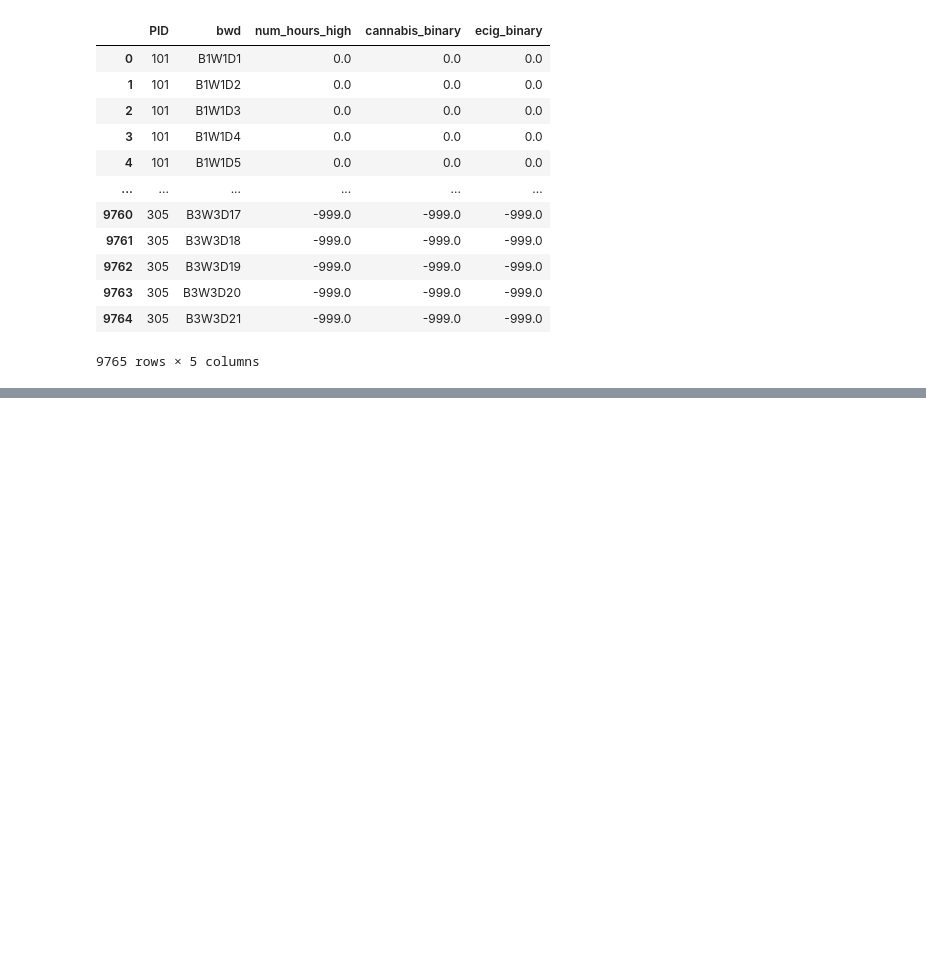
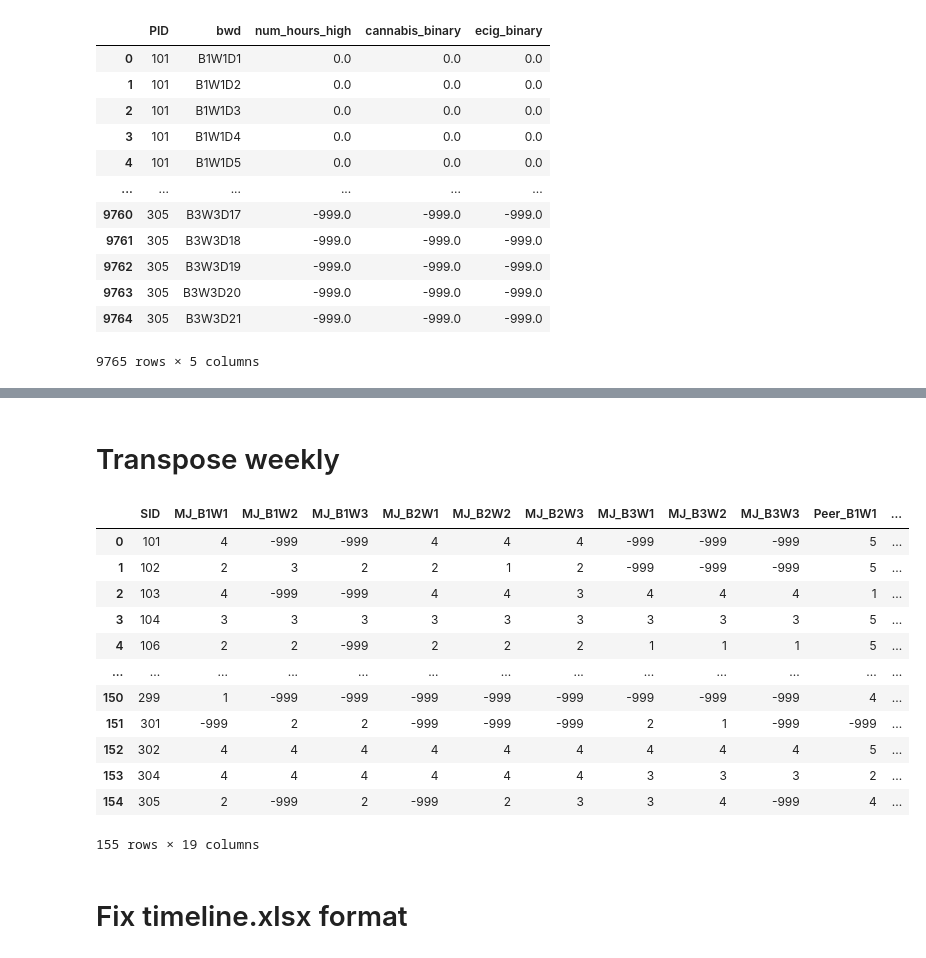
Before and after one commit to athith-g/lab_notebooks, a Jupyter notebook: Data_Restructure.ipynb, the cells around one changed output, grey strips where cells are left out. Drawn from its saved outputs; the diff is of its cells as text; code cells hidden in the pictures; blank space fills up the shorter version.

```diff
--- a/Data_Restructure.ipynb
+++ b/Data_Restructure.ipynb
@@ -258,0 +186,40 @@ for i in range(300):
+# %% [markdown]
+# Transpose weekly
+# %%
+weekly = pd.read_excel(path/'weekly.xlsx')
+# %%
+weekly = weekly.rename(columns={"MJ_Willingness": "MJ", "MJ_Friend_Approve": "Peer"})
+# %%
+transpose_dict = {"SID": []}
+# %%
+for SID in weekly.SID.unique():
+  transpose_dict["SID"].append(SID)
+  for BW in weekly.BW.unique():
+    row = weekly.loc[(weekly.SID == SID) & (weekly.BW == BW)]
+    if f"MJ_{BW}" not in transpose_dict:
+      transpose_dict[f"MJ_{BW}"] = []
+    transpose_dict[f"MJ_{BW}"].append(row.iloc[0]["MJ"])
+
+for SID in weekly.SID.unique():
+  for BW in weekly.BW.unique():
+    row = weekly.loc[(weekly.SID == SID) & (weekly.BW == BW)]
+    if f"Peer_{BW}" not in transpose_dict:
+      transpose_dict[f"Peer_{BW}"] = []
+    transpose_dict[f"Peer_{BW}"].append(row.iloc[0]["Peer"])
+# %%
+weekly_transposed = pd.DataFrame(transpose_dict)
+weekly_transposed
+# %% [output]
+|  | SID | MJ_B1W1 | MJ_B1W2 | MJ_B1W3 | MJ_B2W1 | MJ_B2W2 | MJ_B2W3 | MJ_B3W1 | MJ_B3W2 | MJ_B3W3 | Peer_B1W1 | ... |
+| 0 | 101 | 4 | -999 | -999 | 4 | 4 | 4 | -999 | -999 | -999 | 5 | ... |
+| 1 | 102 | 2 | 3 | 2 | 2 | 1 | 2 | -999 | -999 | -999 | 5 | ... |
+| 2 | 103 | 4 | -999 | -999 | 4 | 4 | 3 | 4 | 4 | 4 | 1 | ... |
+| 3 | 104 | 3 | 3 | 3 | 3 | 3 | 3 | 3 | 3 | 3 | 5 | ... |
+| 4 | 106 | 2 | 2 | -999 | 2 | 2 | 2 | 1 | 1 | 1 | 5 | ... |
+| ... | ... | ... | ... | ... | ... | ... | ... | ... | ... | ... | ... | ... |
+| 150 | 299 | 1 | -999 | -999 | -999 | -999 | -999 | -999 | -999 | -999 | 4 | ... |
+| 151 | 301 | -999 | 2 | 2 | -999 | -999 | -999 | 2 | 1 | -999 | -999 | ... |
+| 152 | 302 | 4 | 4 | 4 | 4 | 4 | 4 | 4 | 4 | 4 | 5 | ... |
+| 153 | 304 | 4 | 4 | 4 | 4 | 4 | 4 | 3 | 3 | 3 | 2 | ... |
+| 154 | 305 | 2 | -999 | 2 | -999 | 2 | 3 | 3 | 4 | -999 | 4 | ... |
+155 rows × 19 columns
@@ -258,0 +231,2 @@ for i in range(300):
+# %% [markdown]
+# Fix timeline.xlsx format
```
Also changed, not shown: parts of 109 cells of this notebook, 1 other file.
